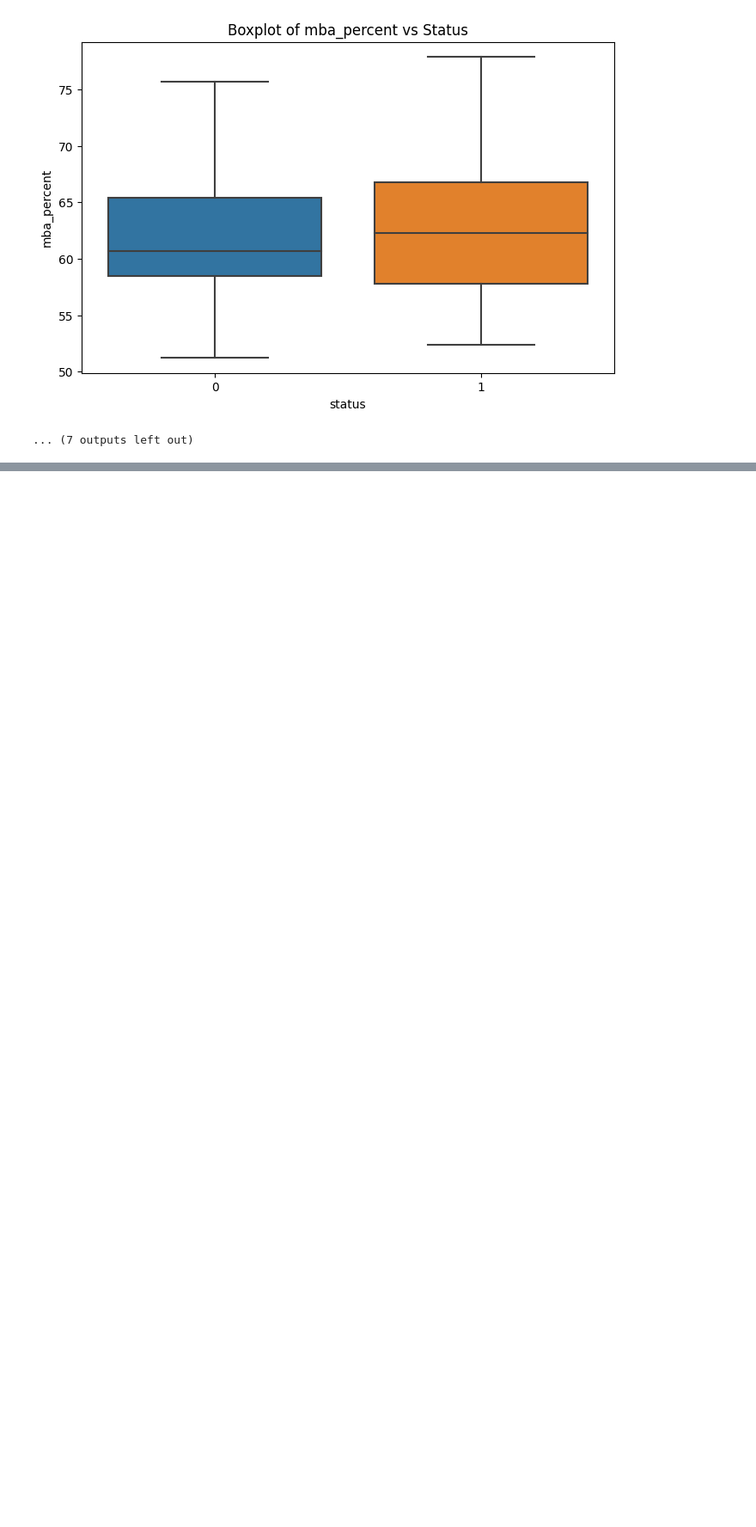
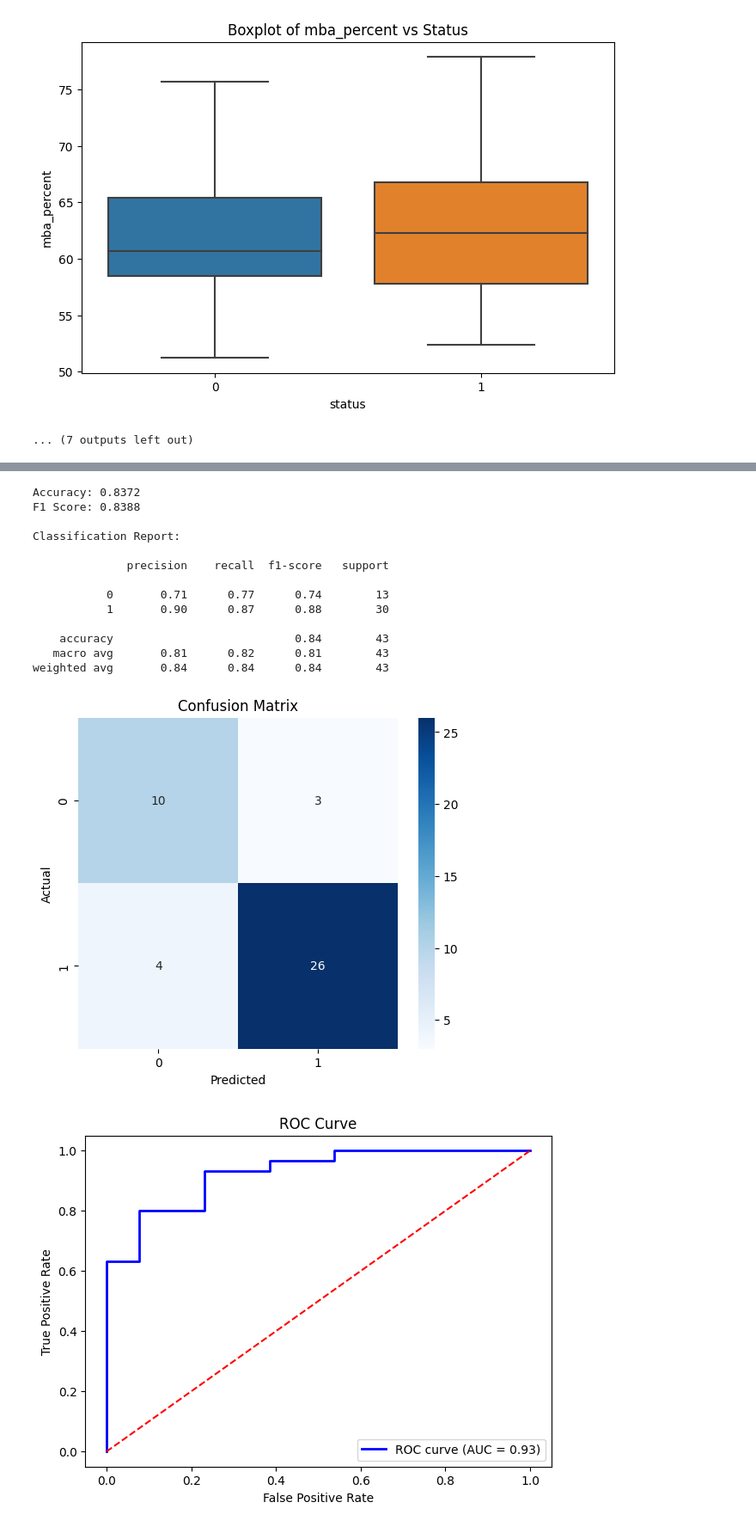
Before and after one commit to AsifIkbal1/Job-Placement-Prediction-Using-Machine-Learning, a Jupyter notebook: research/trials.ipynb, the cells around one changed output, grey strips where cells are left out. Shown at 86% size. Cells and saved outputs as stored; diff of their text form; code cells hidden in the pictures; blank space fills up the shorter version.

```diff
--- a/research/trials.ipynb
+++ b/research/trials.ipynb
@@ -151,0 +341,72 @@ for col in numerical_columns:
+# %%
+# 1️⃣ Imports
+import matplotlib.pyplot as plt
+import seaborn as sns
+from sklearn.linear_model import LogisticRegression
+from sklearn.metrics import accuracy_score, f1_score, confusion_matrix, classification_report, roc_curve, auc
+
+# 2️⃣ Initialize Logistic Regression
+lr = LogisticRegression(max_iter=1000, random_state=42)
+lr.fit(X_train, y_train)
+
+# 3️⃣ Predictions
+y_pred = lr.predict(X_test)
+y_prob = lr.predict_proba(X_test)[:, 1]  # Probability for ROC
+
+# 4️⃣ Metrics
+acc = accuracy_score(y_test, y_pred)
+f1 = f1_score(y_test, y_pred, average='weighted')
+
+print(f"Accuracy: {acc:.4f}")
+print(f"F1 Score: {f1:.4f}\n")
+print("Classification Report:\n")
+print(classification_report(y_test, y_pred))
+
+# 5️⃣ Confusion Matrix
+cm = confusion_matrix(y_test, y_pred)
+plt.figure(figsize=(6,5))
+sns.heatmap(cm, annot=True, fmt='d', cmap='Blues')
+plt.title("Confusion Matrix")
+plt.xlabel("Predicted")
+plt.ylabel("Actual")
+plt.show()
+
+# 6️⃣ ROC Curve
+fpr, tpr, thresholds = roc_curve(y_test, y_prob)
+roc_auc = auc(fpr, tpr)
+
+plt.figure(figsize=(7,5))
+plt.plot(fpr, tpr, color='blue', lw=2, label=f'ROC curve (AUC = {roc_auc:.2f})')
+plt.plot([0,1], [0,1], color='red', linestyle='--')
+plt.xlabel('False Positive Rate')
+plt.ylabel('True Positive Rate')
+plt.title('ROC Curve')
+plt.legend(loc="lower right")
+plt.show()
+
+# 7️⃣ Feature Importance (Coefficients)
+coef_df = pd.DataFrame({
+    'Feature': X_train.columns,
+    'Coefficient': lr.coef_[0]
+}).sort_values(by='Coefficient', key=abs, ascending=False)
+
+plt.figure(figsize=(10,6))
+sns.barplot(x='Coefficient', y='Feature', data=coef_df, palette='coolwarm')
+plt.title("Feature Importance - Logistic Regression Coefficients")
+plt.show()
+# %% [output]
+Accuracy: 0.8372
+F1 Score: 0.8388
+
+Classification Report:
+
+              precision    recall  f1-score   support
+
+           0       0.71      0.77      0.74        13
+           1       0.90      0.87      0.88        30
+
+    accuracy                           0.84        43
+   macro avg       0.81      0.82      0.81        43
+weighted avg       0.84      0.84      0.84        43
+[figure, added]
+[figure, added]
```
Also changed, not shown: parts of 12 cells of this notebook, 2 other files.
